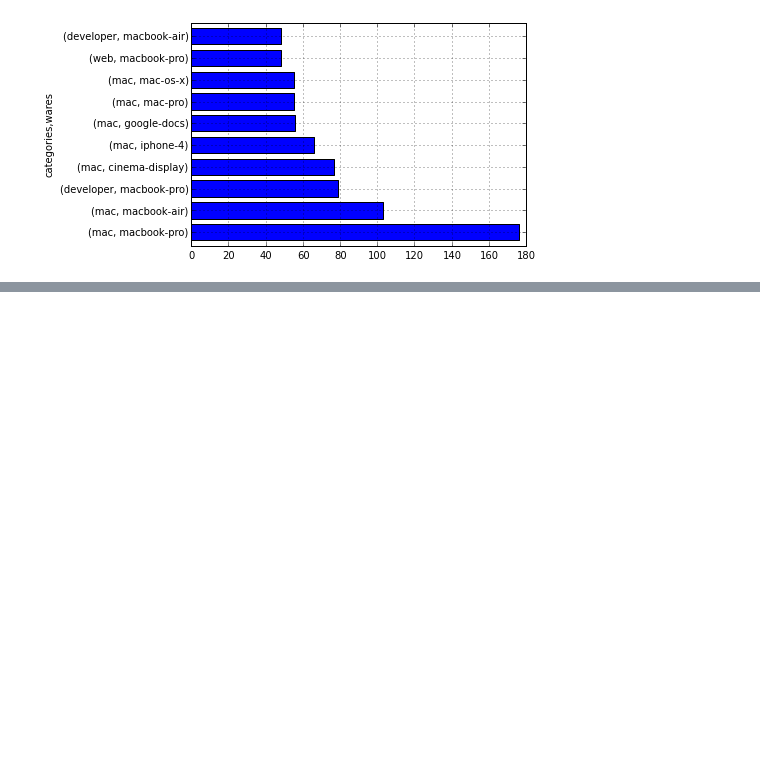
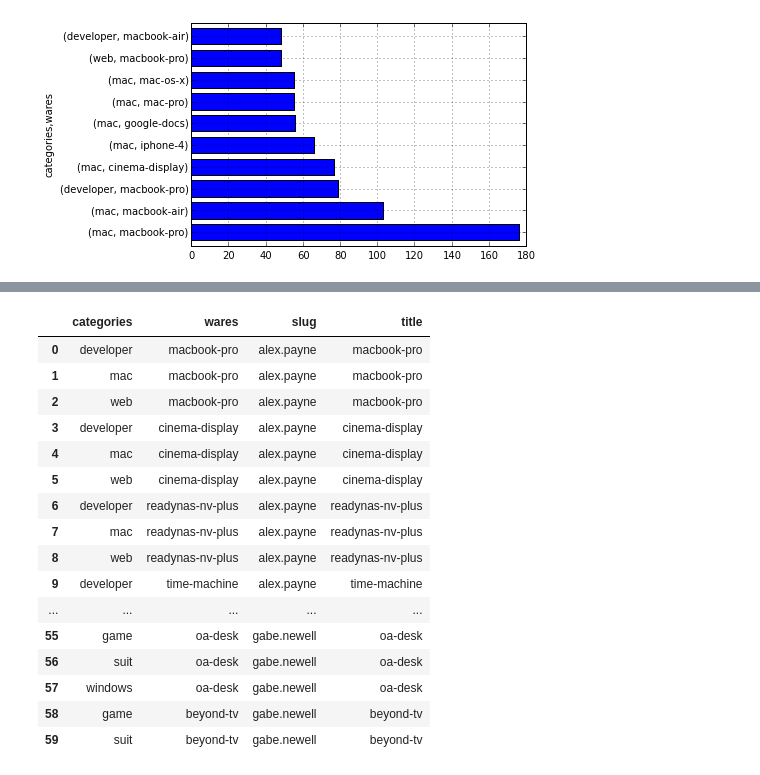
Before and after one commit to becomingGuru/usesthis_analysis, a Jupyter notebook: Graphs.ipynb, the cells around one changed output, grey strips where cells are left out. Saved outputs shown, nothing was run; the diff lists cells and outputs as text; code cells hidden in the pictures; blank space fills up the shorter version.

```diff
--- a/Graphs.ipynb
+++ b/Graphs.ipynb
@@ -111,0 +179,20 @@ most_wares[:10].plot(kind='barh')
+# %%
+f.ix[:59,:6]
+# %% [output]
+|  | categories | wares | slug | title |
+| 0 | developer | macbook-pro | alex.payne | macbook-pro |
+| 1 | mac | macbook-pro | alex.payne | macbook-pro |
+| 2 | web | macbook-pro | alex.payne | macbook-pro |
+| 3 | developer | cinema-display | alex.payne | cinema-display |
+| 4 | mac | cinema-display | alex.payne | cinema-display |
+| 5 | web | cinema-display | alex.payne | cinema-display |
+| 6 | developer | readynas-nv-plus | alex.payne | readynas-nv-plus |
+| 7 | mac | readynas-nv-plus | alex.payne | readynas-nv-plus |
+| 8 | web | readynas-nv-plus | alex.payne | readynas-nv-plus |
+| 9 | developer | time-machine | alex.payne | time-machine |
+| ... | ... | ... | ... | ... |
+| 55 | game | oa-desk | gabe.newell | oa-desk |
+| 56 | suit | oa-desk | gabe.newell | oa-desk |
+| 57 | windows | oa-desk | gabe.newell | oa-desk |
+| 58 | game | beyond-tv | gabe.newell | beyond-tv |
+| 59 | suit | beyond-tv | gabe.newell | beyond-tv |
```
Also changed, not shown: parts of 55 cells of this notebook.
